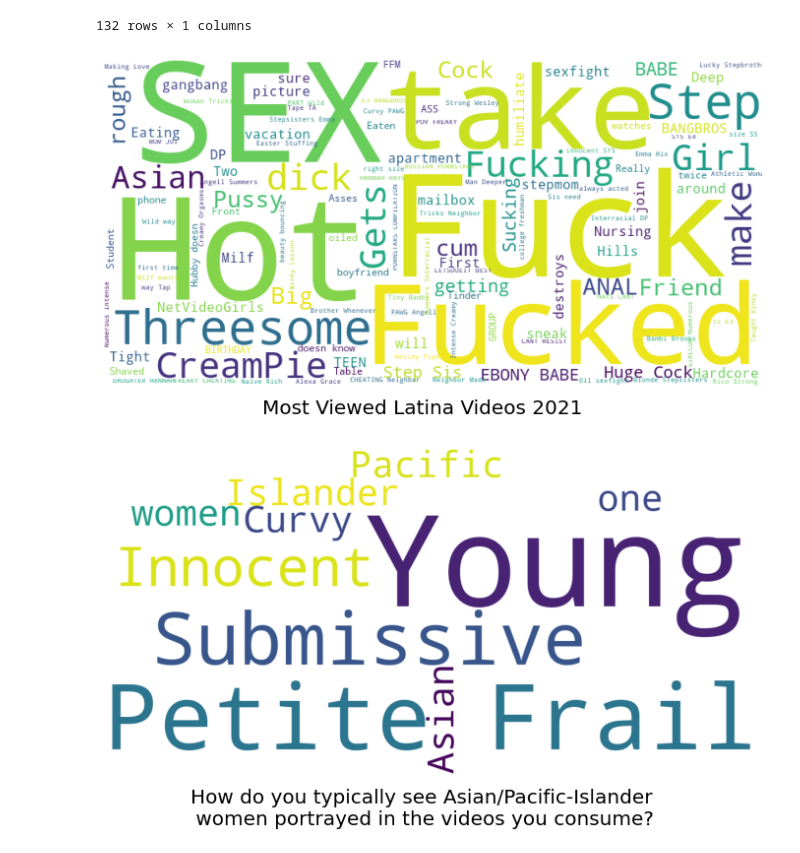
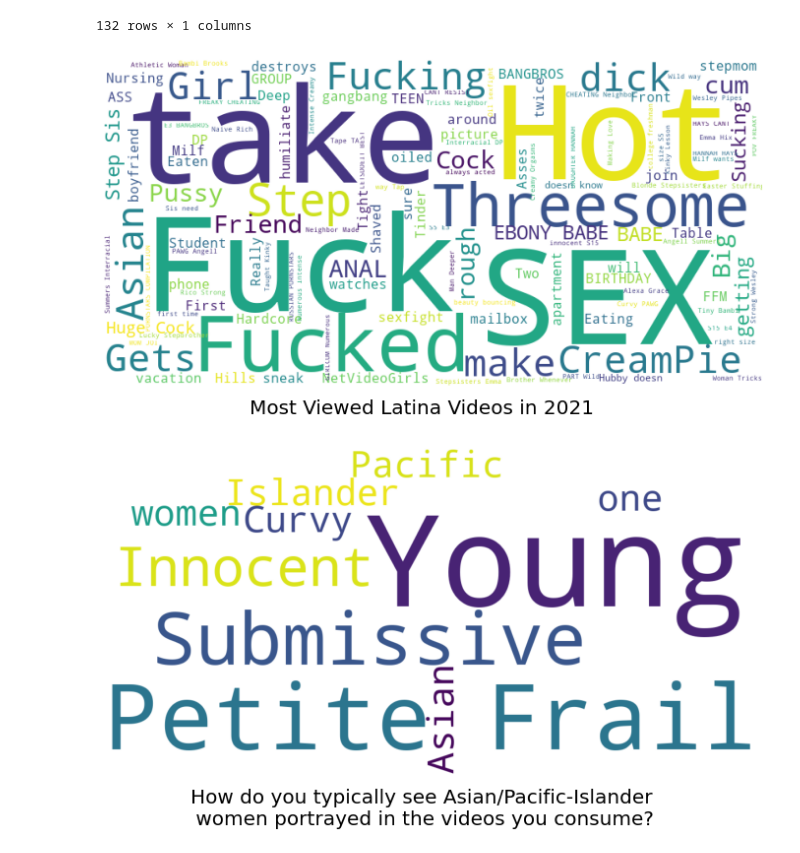
Before and after one commit to mcjch/final-proj-194, a Jupyter notebook: pornclouds.ipynb, the cells around one changed output. Drawn from its saved outputs; the diff is of its cells as text; code cells hidden in the pictures.

```diff
--- a/pornclouds.ipynb
+++ b/pornclouds.ipynb
@@ -43,7 +43,7 @@ class Top(object):
         self.words = []
 
     def cut_words(self):
-        with open('parsed_titles.csv') as f:
+        with open('parsed.csv') as f:
             self.my_txt = f.read()
         words_list = jieba.lcut(self.my_txt, cut_all=False)
         self.words = [word for word in words_list if len(word) > 1]
@@ -54,7 +54,7 @@ class Top(object):
         word_cloud = WordCloud(background_color='white', scale=2 )
         words_img = word_cloud.generate(' '.join(self.words))
         plt.imshow(words_img)
-        plt.suptitle('Most Viewed and Hottest Videos 2021', fontsize=20)
+        plt.suptitle('Hottest and Most Viewed Videos in 2021', fontsize=20)
         fig.subplots_adjust(top=2)
         plt.axis('off')
         plt.show()
@@ -85,13 +85,13 @@ asiantitles.iloc[:, [0]]
 | 151 | 3SOME Fucking two asian girls pla... |
 152 rows × 1 columns
 # %%
-class Asian(object): #?? chinese letters
+class Asian(object): # missing characters in other languages
     def __init__(self):
         self.my_txt = ''
         self.words = []
 
     def cut_words(self):
-        with open('asian_titles2.csv') as f:
+        with open('asian.csv') as f:
             self.my_txt = f.read()
         words_list = jieba.lcut(self.my_txt, cut_all=False)
         self.words = [word for word in words_list if len(word) > 1]
@@ -102,7 +102,7 @@ class Asian(object): #?? chinese letters
         word_cloud = WordCloud(background_color='white', scale=2 )
         words_img = word_cloud.generate(' '.join(self.words))
         plt.imshow(words_img)
-        plt.suptitle('Most Viewed Asian Videos 2021', fontsize=20)
+        plt.suptitle('Most Viewed Asian Videos in 2021', fontsize=20)
         fig.subplots_adjust(top=2)
         plt.axis('off')
         plt.show()
@@ -139,7 +139,7 @@ class Ebony(object):
         self.words = []
 
     def cut_words(self):
-        with open('ebony_titles.csv') as f:
+        with open('ebony.csv') as f:
             self.my_txt = f.read()
         words_list = jieba.lcut(self.my_txt, cut_all=False)
         self.words = [word for word in words_list if len(word) > 1]
@@ -150,7 +150,7 @@ class Ebony(object):
         word_cloud = WordCloud(background_color='white', scale=2 )
         words_img = word_cloud.generate(' '.join(self.words))
         plt.imshow(words_img)
-        plt.suptitle('Most Viewed Ebony Videos 2021', fontsize=20)
+        plt.suptitle('Most Viewed Ebony Videos in 2021', fontsize=20)
         fig.subplots_adjust(top=2)
         plt.axis('off')
         plt.show()
@@ -183,32 +183,32 @@ latinatitles.iloc[:, [0]]
 # %%
 class Latina(object):
     def __init__(self):
         self.my_txt = ''
         self.words = []
 
     def cut_words(self):
-        with open('latina_titles.csv') as f:
+        with open('latina.csv') as f:
             self.my_txt = f.read()
         words_list = jieba.lcut(self.my_txt, cut_all=False)
         self.words = [word for word in words_list if len(word) > 1]
         self.generate_wordcloud()
 
     def generate_wordcloud(self):
         fig = plt.figure(1, figsize=(12,30))
         word_cloud = WordCloud(background_color='white', scale=2 )
         words_img = word_cloud.generate(' '.join(self.words))
         plt.imshow(words_img)
-        plt.suptitle('Most Viewed Latina Videos 2021', fontsize=20)
+        plt.suptitle('Most Viewed Latina Videos in 2021', fontsize=20)
         fig.subplots_adjust(top=2)
         plt.axis('off')
         plt.show()
 
 
 if __name__ == '__main__':
     W = Latina()
     W.cut_words()
 # %% [output]
-[figure, old version]
+[figure, new version]
 # %%
 ## DATASET
 # %%
```
Also changed, not shown: parts of 14 cells of this notebook, 4 other files.
